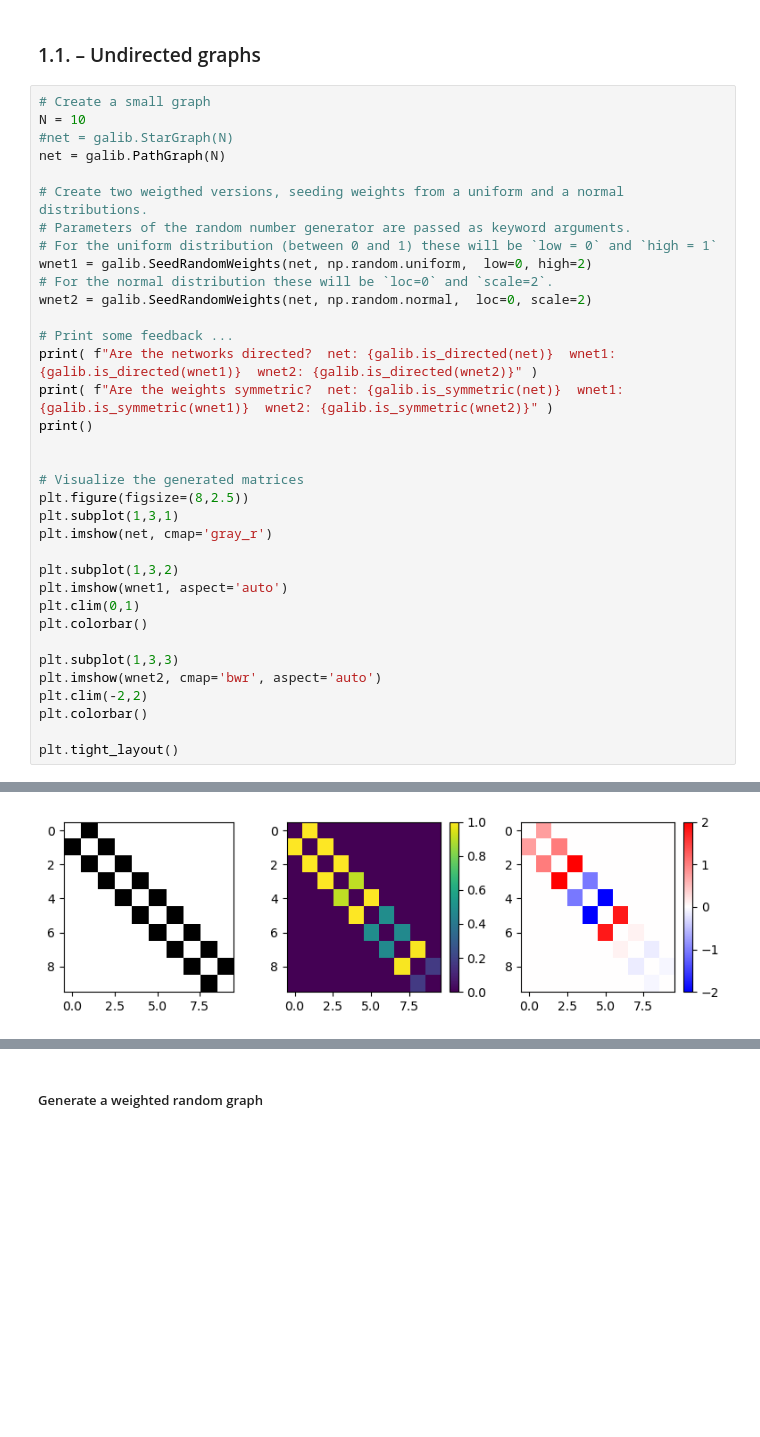
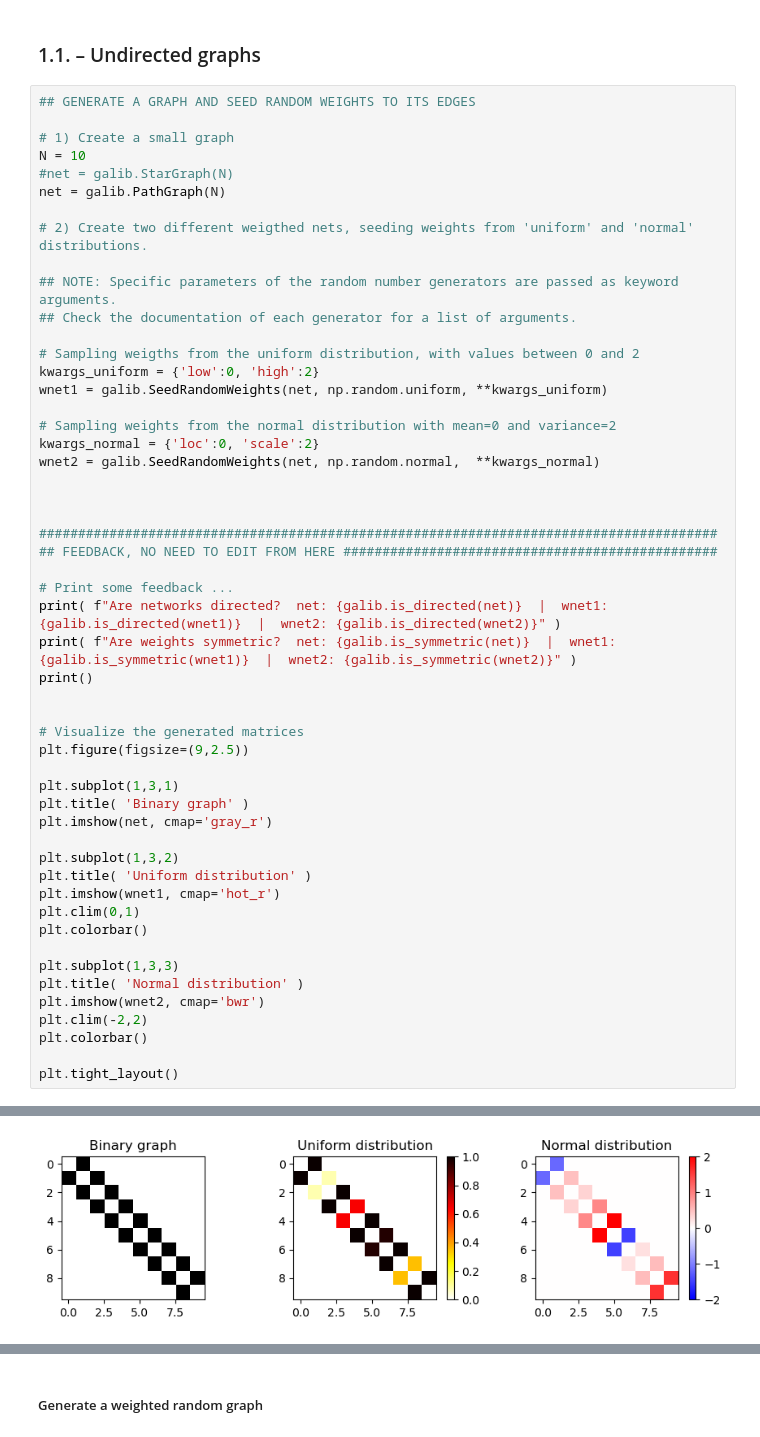
Before and after one commit to gorkazl/pyGAlib, a Jupyter notebook: Examples/WeightedGraphs_Intro.ipynb, the cells around one changed output, grey strips where cells are left out. Saved outputs shown, nothing was run; the diff lists cells and outputs as text; blank space fills up the shorter version.

```diff
--- a/Examples/WeightedGraphs_Intro.ipynb
+++ b/Examples/WeightedGraphs_Intro.ipynb
@@ -51,36 +56,53 @@ To begin with, let's generate a small graph (e.g., a star graph) and add random
 # %% [markdown]
 ### 1.1. – Undirected graphs
 # %%
-# Create a small graph
+## GENERATE A GRAPH AND SEED RANDOM WEIGHTS TO ITS EDGES
+
+# 1) Create a small graph
 N = 10
 #net = galib.StarGraph(N)
 net = galib.PathGraph(N)
 
-# Create two weigthed versions, seeding weights from a uniform and a normal distributions.
-# Parameters of the random number generator are passed as keyword arguments.
-# For the uniform distribution (between 0 and 1) these will be `low = 0` and `high = 1`
-wnet1 = galib.SeedRandomWeights(net, np.random.uniform,  low=0, high=2)
-# For the normal distribution these will be `loc=0` and `scale=2`.
-wnet2 = galib.SeedRandomWeights(net, np.random.normal,  loc=0, scale=2)
+# 2) Create two different weigthed nets, seeding weights from 'uniform' and 'normal' distributions.
+
+## NOTE: Specific parameters of the random number generators are passed as keyword arguments.
+## Check the documentation of each generator for a list of arguments.
+
+# Sampling weigths from the uniform distribution, with values between 0 and 2
+kwargs_uniform = {'low':0, 'high':2}
+wnet1 = galib.SeedRandomWeights(net, np.random.uniform, **kwargs_uniform)
+
+# Sampling weights from the normal distribution with mean=0 and variance=2
+kwargs_normal = {'loc':0, 'scale':2}
+wnet2 = galib.SeedRandomWeights(net, np.random.normal,  **kwargs_normal)
+
+
+
+#######################################################################################
+## FEEDBACK, NO NEED TO EDIT FROM HERE ################################################
 
 # Print some feedback ...
-print( f"Are the networks directed?  net: {galib.is_directed(net)}  wnet1: {galib.is_directed(wnet1)}  wnet2: {galib.is_directed(wnet2)}" )
-print( f"Are the weights symmetric?  net: {galib.is_symmetric(net)}  wnet1: {galib.is_symmetric(wnet1)}  wnet2: {galib.is_symmetric(wnet2)}" )
+print( f"Are networks directed?  net: {galib.is_directed(net)}  |  wnet1: {galib.is_directed(wnet1)}  |  wnet2: {galib.is_directed(wnet2)}" )
+print( f"Are weights symmetric?  net: {galib.is_symmetric(net)}  |  wnet1: {galib.is_symmetric(wnet1)}  |  wnet2: {galib.is_symmetric(wnet2)}" )
 print()
 
 
 # Visualize the generated matrices
-plt.figure(figsize=(8,2.5))
+plt.figure(figsize=(9,2.5))
+
 plt.subplot(1,3,1)
+plt.title( 'Binary graph' )
 plt.imshow(net, cmap='gray_r')
 
 plt.subplot(1,3,2)
-plt.imshow(wnet1, aspect='auto')
+plt.title( 'Uniform distribution' )
+plt.imshow(wnet1, cmap='hot_r')
 plt.clim(0,1)
 plt.colorbar()
 
 plt.subplot(1,3,3)
-plt.imshow(wnet2, cmap='bwr', aspect='auto')
+plt.title( 'Normal distribution' )
+plt.imshow(wnet2, cmap='bwr')
 plt.clim(-2,2)
 plt.colorbar()
 
@@ -91 +113 @@ Are the weights symmetric?  net: True  wnet1: True  wnet2: True
-[figure, old version]
+[figure, new version]
```
Also changed, not shown: parts of 29 cells of this notebook.
